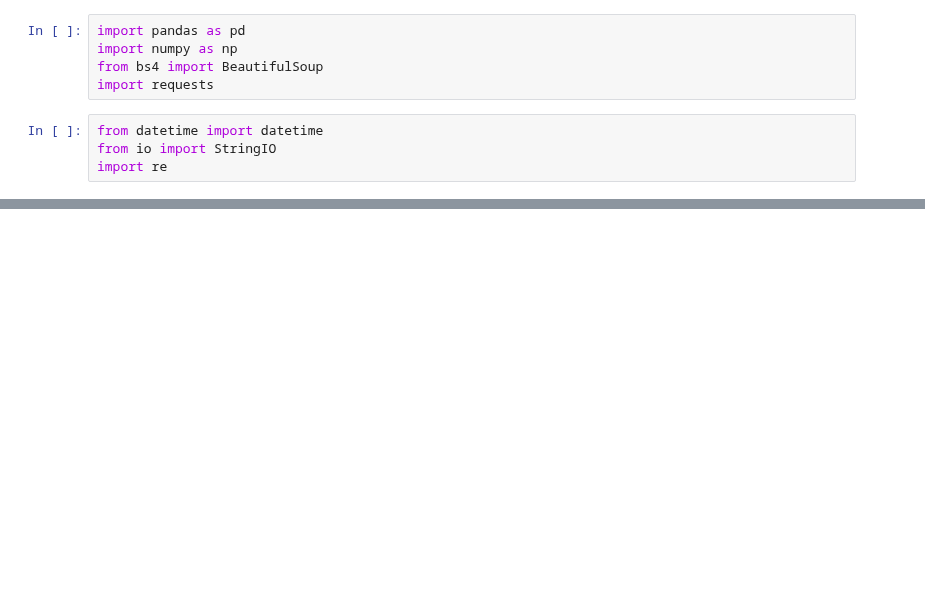
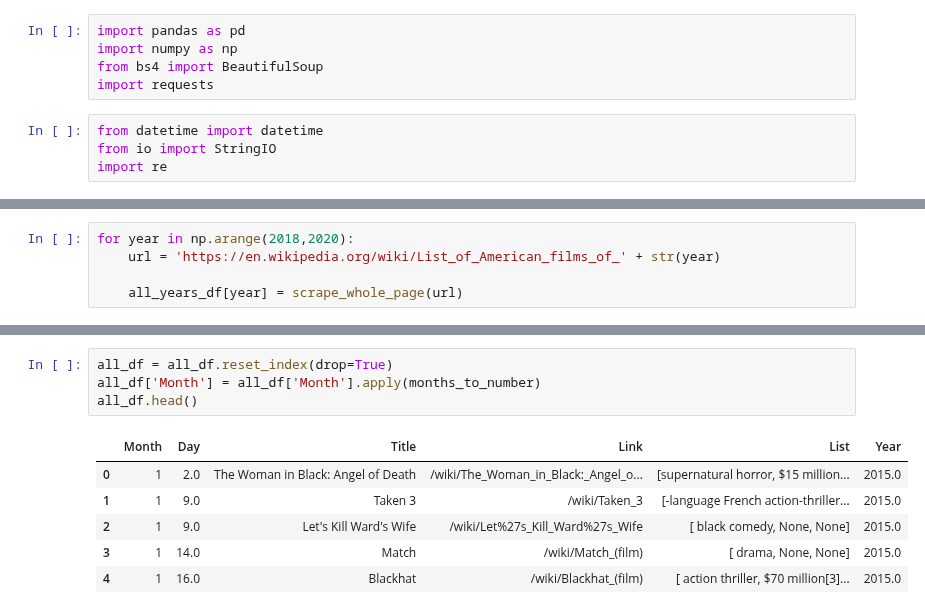
Before and after one commit to S3tuit/jup_lab, a Jupyter notebook: scrape2.ipynb, the cells around one changed output, grey strips where cells are left out. Saved outputs shown, nothing was run; the diff lists cells and outputs as text; blank space fills up the shorter version.

```diff
--- a/scrape2.ipynb
+++ b/scrape2.ipynb
@@ -127,0 +283,5 @@ re.findall(pattern4, first_line)
+# %%
+for year in np.arange(2018,2020):
+    url = 'https://en.wikipedia.org/wiki/List_of_American_films_of_' + str(year)
+
+    all_years_df[year] = scrape_whole_page(url)
@@ -127,0 +433,11 @@ re.findall(pattern4, first_line)
+# %%
+all_df = all_df.reset_index(drop=True)
+all_df['Month'] = all_df['Month'].apply(months_to_number)
+all_df.head()
+# %% [output]
+|  | Month | Day | Title | Link | List | Year |
+| 0 | 1 | 2.0 | The Woman in Black: Angel of Death | /wiki/The_Woman_in_Black:_Angel_o... | [supernatural horror, $15 million... | 2015.0 |
+| 1 | 1 | 9.0 | Taken 3 | /wiki/Taken_3 | [-language French action-thriller... | 2015.0 |
+| 2 | 1 | 9.0 | Let's Kill Ward's Wife | /wiki/Let%27s_Kill_Ward%27s_Wife | [ black comedy, None, None] | 2015.0 |
+| 3 | 1 | 14.0 | Match | /wiki/Match_(film) | [ drama, None, None] | 2015.0 |
+| 4 | 1 | 16.0 | Blackhat | /wiki/Blackhat_(film) | [ action thriller, $70 million[3]... | 2015.0 |
```
Also changed, not shown: parts of 53 cells of this notebook, 1 other file.
